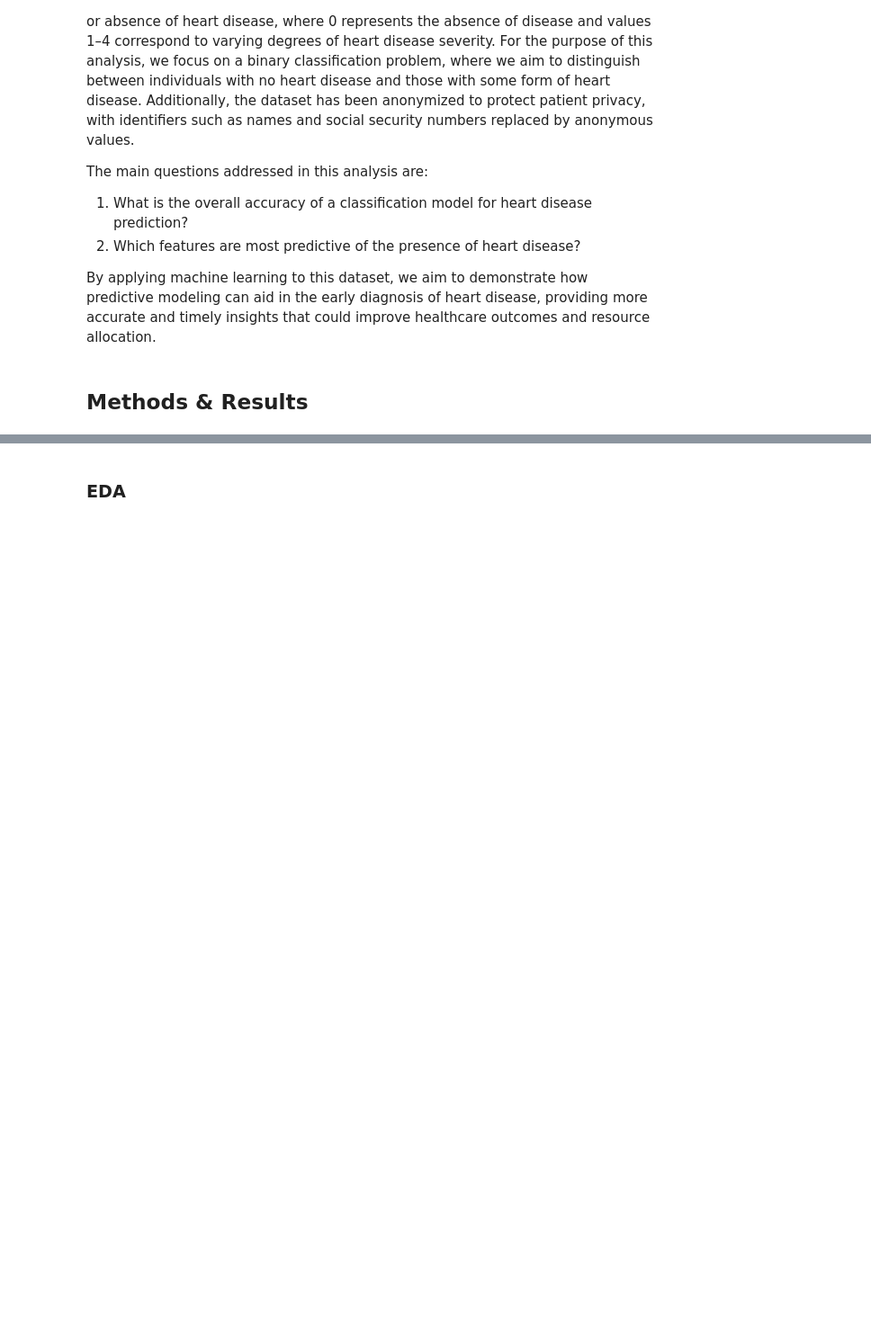
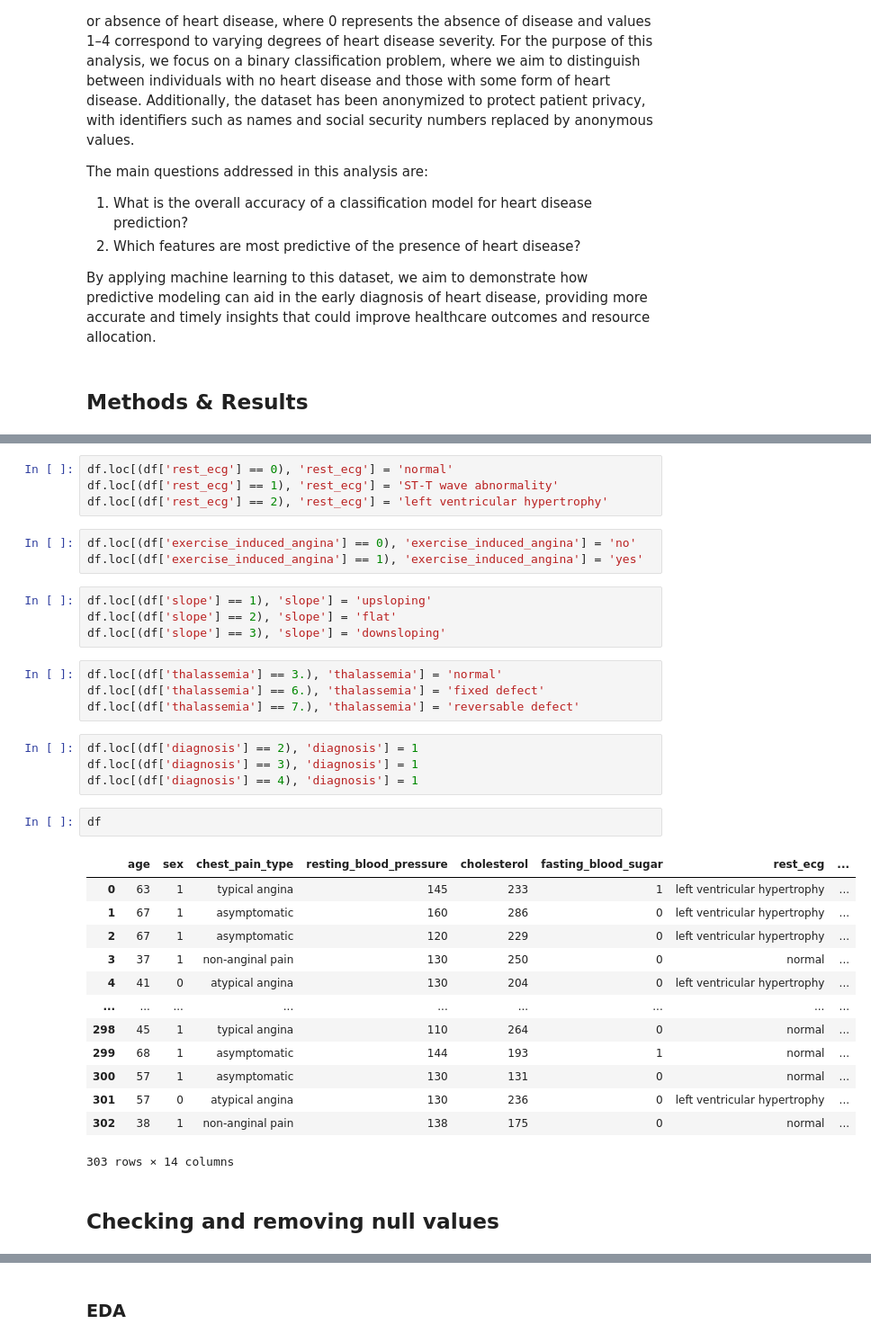
Before and after one commit to UBC-MDS/DSCI522-2425-25-heart_disease_predictor, a Jupyter notebook: scripts/heart_disease_predictor_report.ipynb, the cells around one changed output, grey strips where cells are left out. Shown at 90% size. Saved outputs shown, nothing was run; the diff lists cells and outputs as text; blank space fills up the shorter version.

```diff
--- a/scripts/heart_disease_predictor_report.ipynb
+++ b/scripts/heart_disease_predictor_report.ipynb
@@ -21,0 +151,37 @@ By applying machine learning to this dataset, we aim to demonstrate how predicti
+# %%
+df.loc[(df['rest_ecg'] == 0), 'rest_ecg'] = 'normal'
+df.loc[(df['rest_ecg'] == 1), 'rest_ecg'] = 'ST-T wave abnormality'
+df.loc[(df['rest_ecg'] == 2), 'rest_ecg'] = 'left ventricular hypertrophy'
+# %%
+df.loc[(df['exercise_induced_angina'] == 0), 'exercise_induced_angina'] = 'no'
+df.loc[(df['exercise_induced_angina'] == 1), 'exercise_induced_angina'] = 'yes'
+# %%
+df.loc[(df['slope'] == 1), 'slope'] = 'upsloping'
+df.loc[(df['slope'] == 2), 'slope'] = 'flat'
+df.loc[(df['slope'] == 3), 'slope'] = 'downsloping'
+# %%
+df.loc[(df['thalassemia'] == 3.), 'thalassemia'] = 'normal'
+df.loc[(df['thalassemia'] == 6.), 'thalassemia'] = 'fixed defect'
+df.loc[(df['thalassemia'] == 7.), 'thalassemia'] = 'reversable defect'
+# %%
+df.loc[(df['diagnosis'] == 2), 'diagnosis'] = 1
+df.loc[(df['diagnosis'] == 3), 'diagnosis'] = 1
+df.loc[(df['diagnosis'] == 4), 'diagnosis'] = 1
+# %%
+df
+# %% [output]
+|  | age | sex | chest_pain_type | resting_blood_pressure | cholesterol | fasting_blood_sugar | rest_ecg | ... |
+| 0 | 63 | 1 | typical angina | 145 | 233 | 1 | left ventricular hypertrophy | ... |
+| 1 | 67 | 1 | asymptomatic | 160 | 286 | 0 | left ventricular hypertrophy | ... |
+| 2 | 67 | 1 | asymptomatic | 120 | 229 | 0 | left ventricular hypertrophy | ... |
+| 3 | 37 | 1 | non-anginal pain | 130 | 250 | 0 | normal | ... |
+| 4 | 41 | 0 | atypical angina | 130 | 204 | 0 | left ventricular hypertrophy | ... |
+| ... | ... | ... | ... | ... | ... | ... | ... | ... |
+| 298 | 45 | 1 | typical angina | 110 | 264 | 0 | normal | ... |
+| 299 | 68 | 1 | asymptomatic | 144 | 193 | 1 | normal | ... |
+| 300 | 57 | 1 | asymptomatic | 130 | 131 | 0 | normal | ... |
+| 301 | 57 | 0 | atypical angina | 130 | 236 | 0 | left ventricular hypertrophy | ... |
+| 302 | 38 | 1 | non-anginal pain | 138 | 175 | 0 | normal | ... |
+303 rows × 14 columns
+# %% [markdown]
+## Checking and removing null values
```
Also changed, not shown: parts of 46 cells of this notebook.
